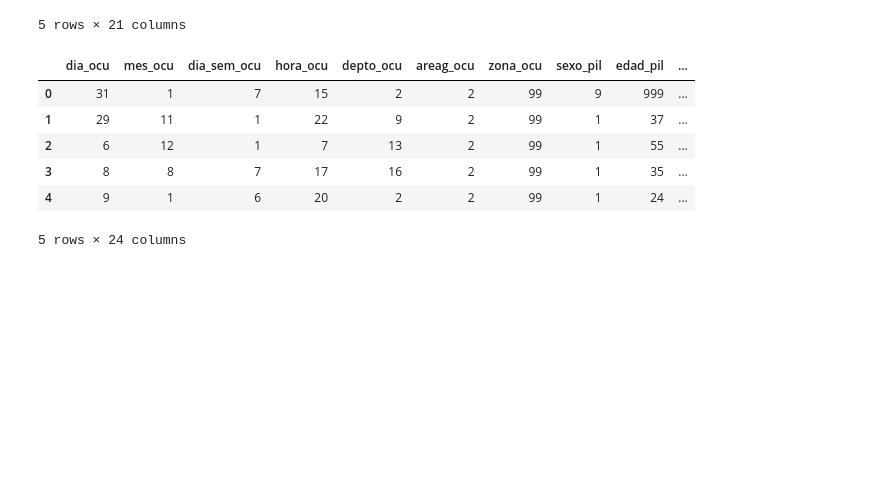
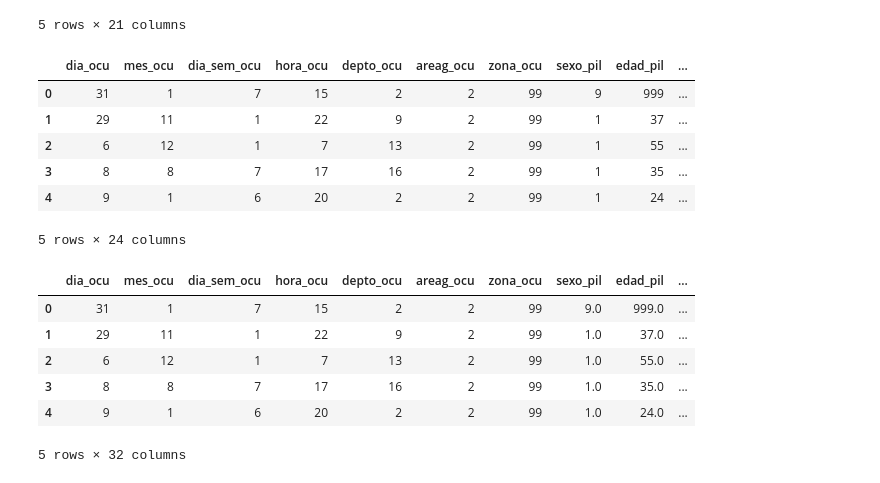
Before and after one commit to aaoeclipse/accidentesguatemala, a Jupyter notebook: DATA ACCIDENTS GUATEMALA.ipynb, the cells around one changed output. Saved outputs shown, nothing was run; the diff lists cells and outputs as text; code cells hidden in the pictures; blank space fills up the shorter version.

```diff
--- a/DATA ACCIDENTS GUATEMALA.ipynb
+++ b/DATA ACCIDENTS GUATEMALA.ipynb
@@ -873,23 +873,36 @@ vehicles_2010_2014.head()
 5 rows × 24 columns
 # %%
 vehicles_2015.rename(columns={'num_correlativo': 'num_hecho'}, inplace=True)
-vehicles_2015.rename(columns={'causa_ac': 'causa_acc'}, inplace=True)
 vehicles_2015.rename(columns={'color_veh': 'color_vehi'}, inplace=True)
 vehicles_2015.rename(columns={'modelo_veh': 'modelo_vehi'}, inplace=True)
 vehicles_2015.rename(columns={'tipo_veh': 'tipo_vehi'}, inplace=True)
 vehicles_2015.rename(columns={'estado_con': 'estado_pil'}, inplace=True)
 vehicles_2015.rename(columns={'mupio_ocu': 'muni_ocu'}, inplace=True)
 vehicles_2015.rename(columns={'mayor_menor': 'edad_m1'}, inplace=True)
 vehicles_2015.rename(columns={'g_edad': 'g_edad_pil'}, inplace=True)
 vehicles_2015.rename(columns={'área_geo_ocu': 'areag_ocu'}, inplace=True)
 vehicles_2015.rename(columns={'día_sem_ocu': 'dia_sem_ocu'}, inplace=True)
 vehicles_2015.rename(columns={'edad_con': 'edad_pil'}, inplace=True)
 vehicles_2015.rename(columns={'día_ocu': 'dia_ocu'}, inplace=True)
 vehicles_2015.rename(columns={'sexo_con': 'sexo_pil'}, inplace=True)
+# vehicles_2015.rename(columns={'sexo_con': 'sexo_pil'}, inplace=True)
+
 
 vehicles_2015['causa_acc'] = 99
+vehicles_2015['corre_base'] = -1
+
+vehicles_2010_2014['g_hora_5'] = -1
 
 
 
 vehicles_2010_2015 = pd.concat([vehicles_2010_2014, vehicles_2015], sort=False)
 vehicles_2010_2015.to_csv('vehicles_2010_2015.csv', sep=',')
+vehicles_2010_2015.head()
+# %% [output]
+|  | dia_ocu | mes_ocu | dia_sem_ocu | hora_ocu | depto_ocu | areag_ocu | zona_ocu | sexo_pil | edad_pil | ... |
+| 0 | 31 | 1 | 7 | 15 | 2 | 2 | 99 | 9.0 | 999.0 | ... |
+| 1 | 29 | 11 | 1 | 22 | 9 | 2 | 99 | 1.0 | 37.0 | ... |
+| 2 | 6 | 12 | 1 | 7 | 13 | 2 | 99 | 1.0 | 55.0 | ... |
+| 3 | 8 | 8 | 7 | 17 | 16 | 2 | 99 | 1.0 | 35.0 | ... |
+| 4 | 9 | 1 | 6 | 20 | 2 | 2 | 99 | 1.0 | 24.0 | ... |
+5 rows × 32 columns
```
Also changed, not shown: parts of 1 cell of this notebook, 2 other files.
